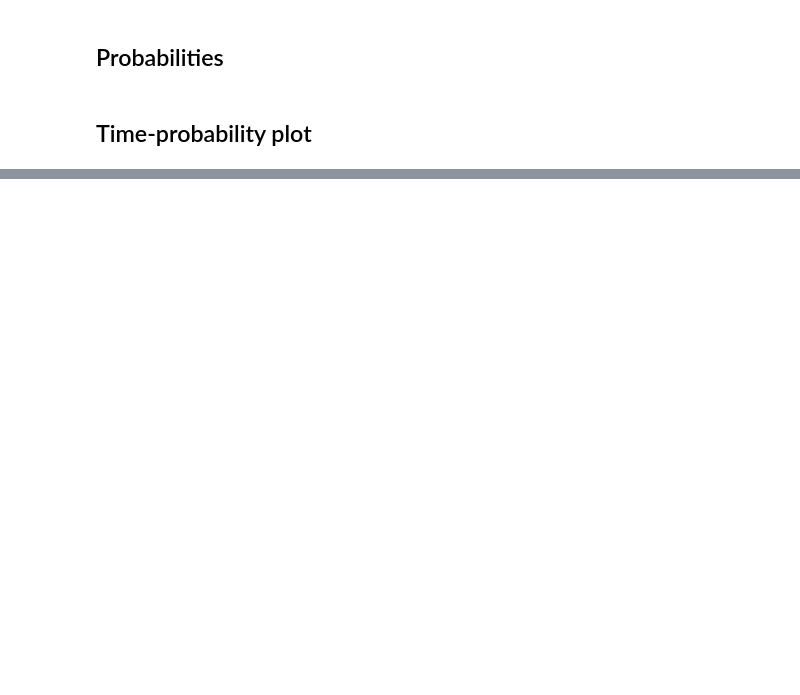
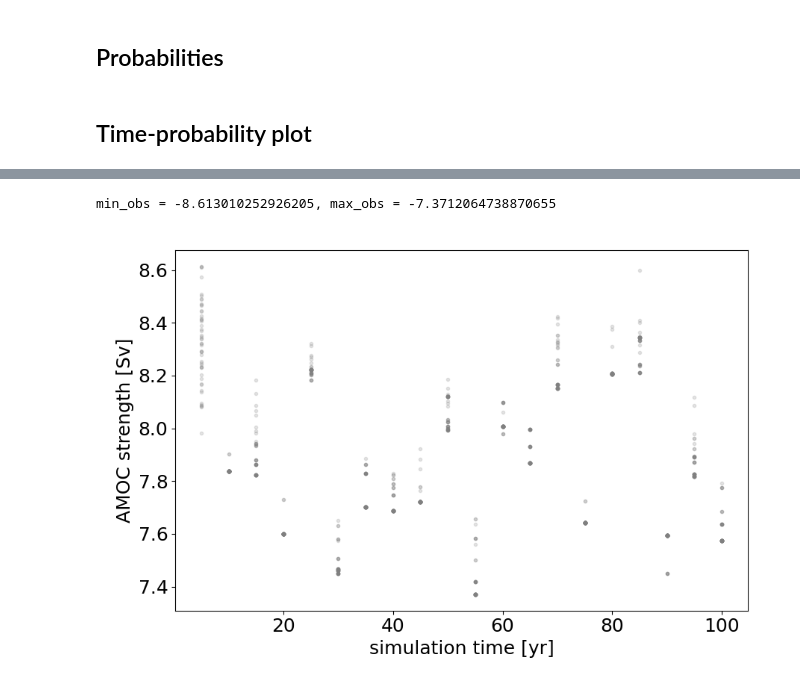
Before and after one commit to AlessandroLovo/REA-Veros, a Jupyter notebook: demo/time_analysis.ipynb, the cells around one changed output, grey strips where cells are left out. Drawn from its saved outputs; the diff is of its cells as text; code cells hidden in the pictures; blank space fills up the shorter version.

Commit message:
Doing some plots

```diff
--- a/demo/time_analysis.ipynb
+++ b/demo/time_analysis.ipynb
@@ -166,32 +190,35 @@ runs = [get_run(folder, iteration=i) for i in iterations]
 # %%
 mode = 'abs'
 # mode = 'rel'
 
 plt.close(1)
 fig,ax = plt.subplots(num=1, figsize=(9,6))
 
 min_obs = np.infty
 max_obs = -np.infty
 
 for run in runs:
     obs = np.array(list(run[f'{mode}_observables'].values()))
     dur = run['duration'] + 5
     m = np.min(obs)
     M = np.max(obs)
     if m < min_obs:
         min_obs = m
     if M > max_obs:
         max_obs = M
     # plt.scatter([run['duration'] + 5], [-M], color='blue')
     # plt.scatter([run['duration'] + 5], [-m], color='red')
 
     plt.scatter([dur]*len(obs), -obs, alpha=0.2, color='gray', marker='.')
 
 plt.xlabel('simulation time [yr]')
-plt.ylabel('AMOC strenght' + (' difference' if mode == 'rel' else '') + ' [Sv]')
+plt.ylabel('AMOC strength' + (' difference' if mode == 'rel' else '') + ' [Sv]')
 fig.tight_layout()
 
 print(f'{min_obs = }, {max_obs = }')
+# %% [output]
+min_obs = -8.613010252926205, max_obs = -7.3712064738870655
+[figure, added]
 # %%
 min_obs = -8.5
 max_obs = -7.5
```
Also changed, not shown: parts of 5 cells of this notebook, 1 other file.
